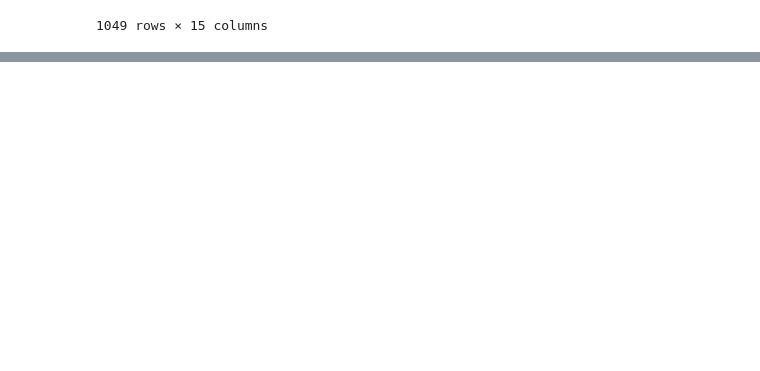
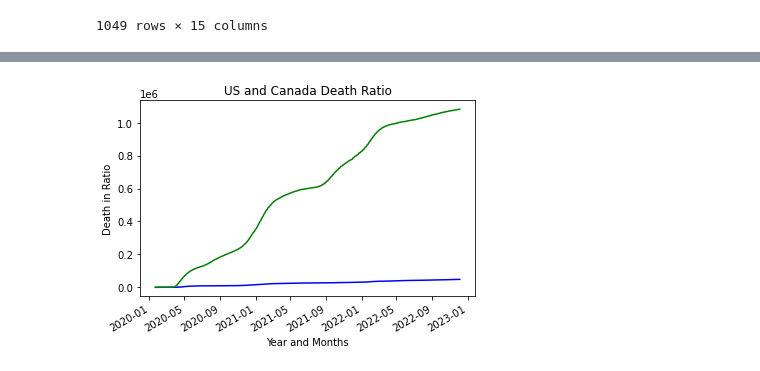
Before and after one commit to AIDA-Saskatchewan-polytechnic/Final_Project_by_Jeslin-Abitha, a Jupyter notebook: Final_Project.ipynb, the cells around one changed output, grey strips where cells are left out. Cells and saved outputs as stored; diff of their text form; code cells hidden in the pictures; blank space fills up the shorter version.

```diff
--- a/Final_Project.ipynb
+++ b/Final_Project.ipynb
@@ -326,0 +353,13 @@ df_final
+# %%
+fig = plt.figure()
+plt.plot_date(df_final['date'],df_final['Canada_Death_Cases'],'b-')
+plt.plot_date(df_final['date'],df_final['US Death Cases'],'g-')
+
+plt.title("US and Canada Death Ratio")
+plt.xlabel("Year and Months")
+plt.ylabel("Death in Ratio")
+
+fig.autofmt_xdate()
+plt.show()
+# %% [output]
+[figure, added]
```
Also changed, not shown: parts of 5 cells of this notebook.
